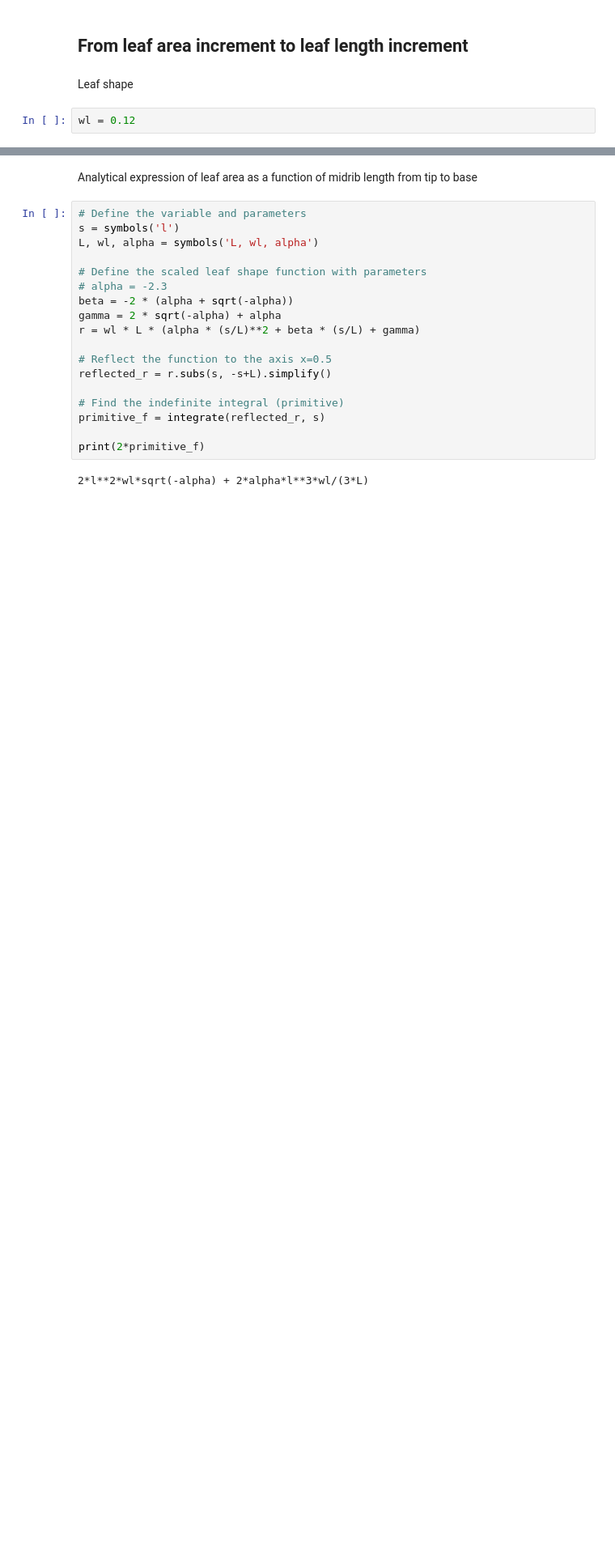
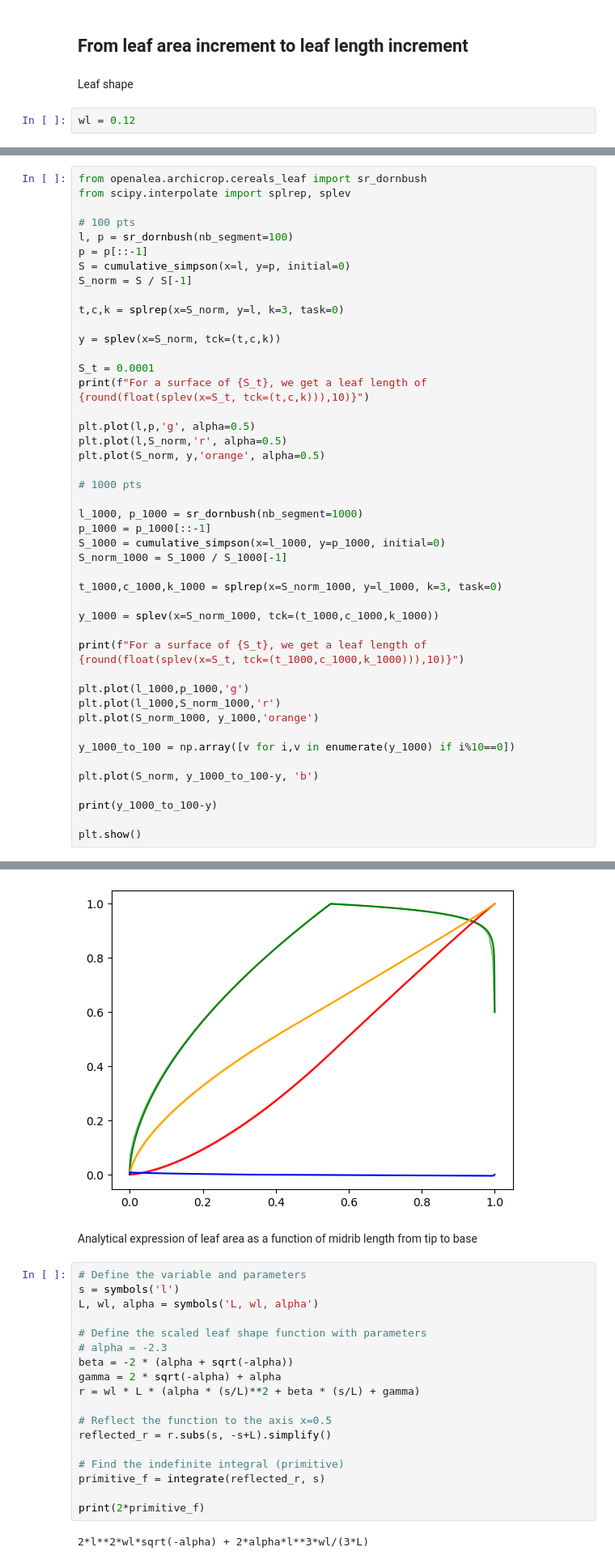
Before and after one commit to orianebro/PhD_Oriane, a Jupyter notebook: algo_leaf_growth.ipynb, the cells around one changed output, grey strips where cells are left out. Shown at 81% size. Cells and saved outputs as stored; diff of their text form; blank space fills up the shorter version.

```diff
--- a/algo_leaf_growth.ipynb
+++ b/algo_leaf_growth.ipynb
@@ -348,0 +385,46 @@ interactive(children=(FloatSlider(value=0.3, description='l', max=1.001, min=0.0
+# %%
+from openalea.archicrop.cereals_leaf import sr_dornbush
+from scipy.interpolate import splrep, splev
+
+# 100 pts
+l, p = sr_dornbush(nb_segment=100)
+p = p[::-1]
+S = cumulative_simpson(x=l, y=p, initial=0)
+S_norm = S / S[-1]
+
+t,c,k = splrep(x=S_norm, y=l, k=3, task=0)
+
+y = splev(x=S_norm, tck=(t,c,k))
+
+S_t = 0.0001
+print(f"For a surface of {S_t}, we get a leaf length of {round(float(splev(x=S_t, tck=(t,c,k))),10)}")
+
+plt.plot(l,p,'g', alpha=0.5)
+plt.plot(l,S_norm,'r', alpha=0.5)
+plt.plot(S_norm, y,'orange', alpha=0.5)
+
+# 1000 pts
+
+l_1000, p_1000 = sr_dornbush(nb_segment=1000)
+p_1000 = p_1000[::-1]
+S_1000 = cumulative_simpson(x=l_1000, y=p_1000, initial=0)
+S_norm_1000 = S_1000 / S_1000[-1]
+
+t_1000,c_1000,k_1000 = splrep(x=S_norm_1000, y=l_1000, k=3, task=0)
+
+y_1000 = splev(x=S_norm_1000, tck=(t_1000,c_1000,k_1000))
+
+print(f"For a surface of {S_t}, we get a leaf length of {round(float(splev(x=S_t, tck=(t_1000,c_1000,k_1000))),10)}")
+
+plt.plot(l_1000,p_1000,'g')
+plt.plot(l_1000,S_norm_1000,'r')
+plt.plot(S_norm_1000, y_1000,'orange')
+
+y_1000_to_100 = np.array([v for i,v in enumerate(y_1000) if i%10==0])
+
+plt.plot(S_norm, y_1000_to_100-y, 'b')
+
+print(y_1000_to_100-y)
+
+plt.show()
+# %% [output]
@@ -349,3 +448,4 @@ interactive(children=(FloatSlider(value=0.3, description='l', max=1.001, min=0.0
+[figure, added]
 # %% [markdown]
 Analytical expression of leaf area as a function of midrib length from tip to base
 # %%
```
Also changed, not shown: parts of 13 cells of this notebook, 3 other files.
